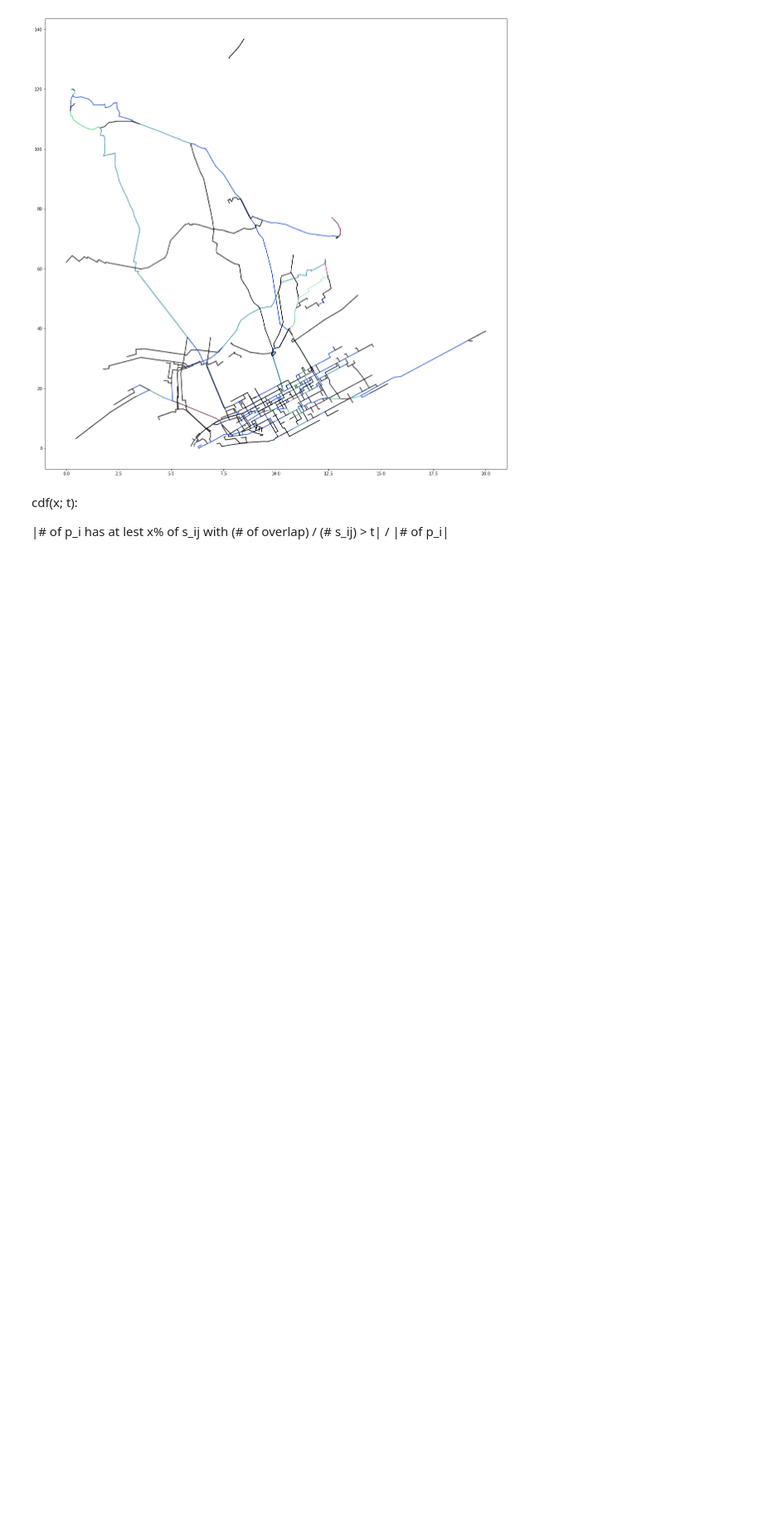
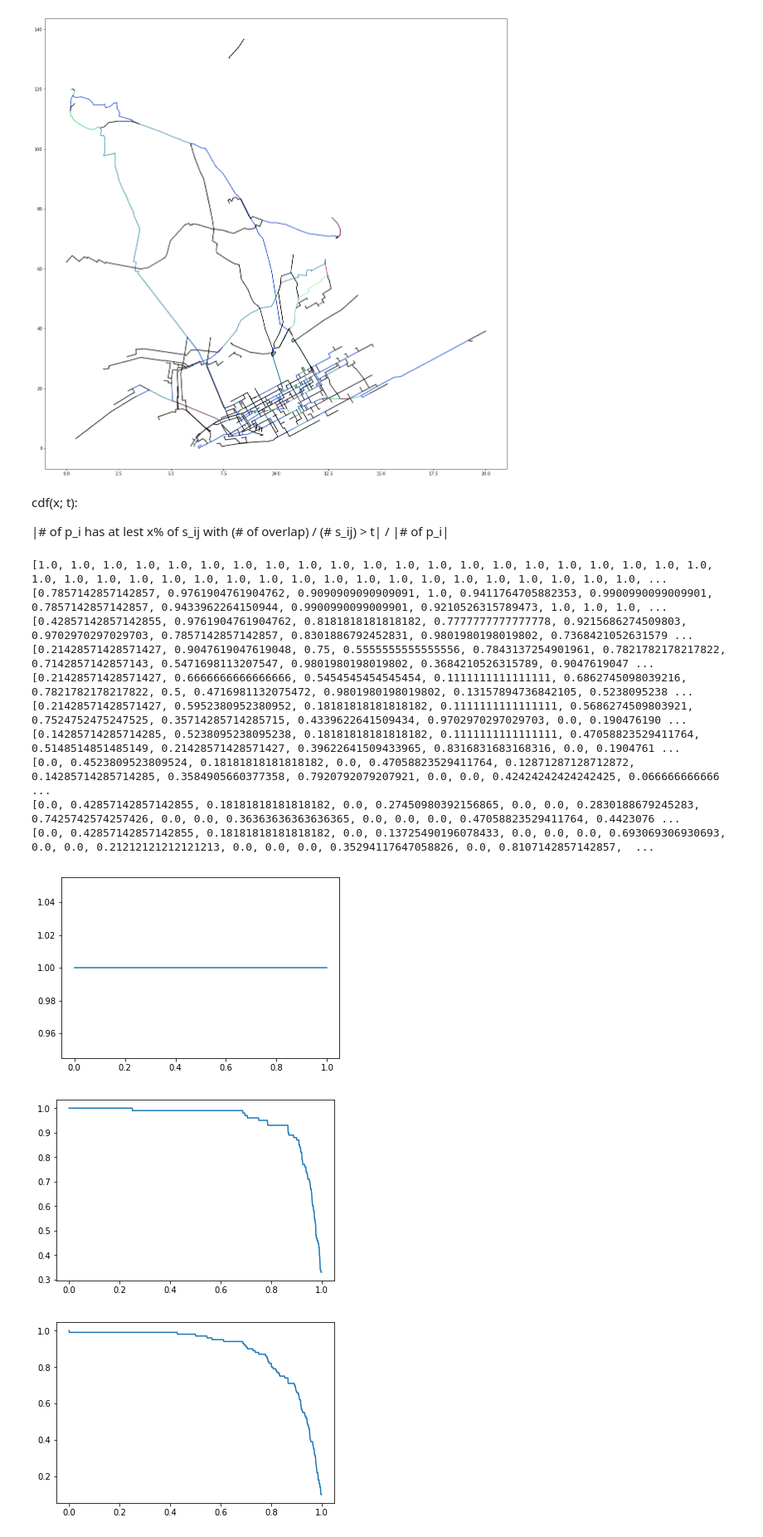
Before and after one commit to TrafficPrivacy/ServerClient, a Jupyter notebook: data/ny_visualize.ipynb, the cells around one changed output. Shown at 83% size. Cells and saved outputs as stored; diff of their text form; code cells hidden in the pictures; blank space fills up the shorter version.

```diff
--- a/data/ny_visualize.ipynb
+++ b/data/ny_visualize.ipynb
@@ -122,0 +117,46 @@ with open("path.csv", "r") as f:
+# %%
+ts = np.arange(0.0, 1.0, 0.1)
+granularity = 0.001
+with open("path.csv", "r") as f:
+    f.readline()
+    lines = f.readlines()
+    splited_lines = [line.split(",") for line in lines ]
+    for i in range(len(splited_lines)):
+        for j in range(len(splited_lines[i])):
+            splited_lines[i][j] = int(splited_lines[i][j])
+    for t in ts:
+        plt.figure()
+        path_overlap_count = []
+        for line in splited_lines:
+            path_count = line[0]
+            seg_count = line[1]
+            count = 0
+            for i in range(1, seg_count + 1):
+                if line[i * 2 + 1] / path_count > t:
+                    count += 1
+            path_overlap_count.append(count / seg_count)
+        print(path_overlap_count)
+        index = 0
+        sorted_path_overlap_count = sorted(path_overlap_count)
+        cdf = []
+        rg = np.arange(0.0, 1.0, granularity)
+        for bound in rg:
+            while index < len(sorted_path_overlap_count) and sorted_path_overlap_count[index] < bound:
+                index += 1
+            cdf.append((len(sorted_path_overlap_count) - index) / len(splited_lines))
+        plt.plot(rg, cdf)
+    plt.show()
+# %% [output]
+[1.0, 1.0, 1.0, 1.0, 1.0, 1.0, 1.0, 1.0, 1.0, 1.0, 1.0, 1.0, 1.0, 1.0, 1.0, 1.0, 1.0, 1.0, 1.0, 1.0, 1.0, 1.0, 1.0, 1.0, 1.0, 1.0, 1.0, 1.0, 1.0, 1.0, 1.0, 1.0, 1.0, 1.0, 1.0, 1.0, 1.0, 1.0, 1.0, 1.0, ...
+[0.7857142857142857, 0.9761904761904762, 0.9090909090909091, 1.0, 0.9411764705882353, 0.9900990099009901, 0.7857142857142857, 0.9433962264150944, 0.9900990099009901, 0.9210526315789473, 1.0, 1.0, 1.0, ...
+[0.42857142857142855, 0.9761904761904762, 0.8181818181818182, 0.7777777777777778, 0.9215686274509803, 0.9702970297029703, 0.7857142857142857, 0.8301886792452831, 0.9801980198019802, 0.7368421052631579 ...
+[0.21428571428571427, 0.9047619047619048, 0.75, 0.5555555555555556, 0.7843137254901961, 0.7821782178217822, 0.7142857142857143, 0.5471698113207547, 0.9801980198019802, 0.3684210526315789, 0.9047619047 ...
+[0.21428571428571427, 0.6666666666666666, 0.5454545454545454, 0.1111111111111111, 0.6862745098039216, 0.7821782178217822, 0.5, 0.4716981132075472, 0.9801980198019802, 0.13157894736842105, 0.5238095238 ...
+[0.21428571428571427, 0.5952380952380952, 0.18181818181818182, 0.1111111111111111, 0.5686274509803921, 0.7524752475247525, 0.35714285714285715, 0.4339622641509434, 0.9702970297029703, 0.0, 0.190476190 ...
+[0.14285714285714285, 0.5238095238095238, 0.18181818181818182, 0.1111111111111111, 0.47058823529411764, 0.5148514851485149, 0.21428571428571427, 0.39622641509433965, 0.8316831683168316, 0.0, 0.1904761 ...
+[0.0, 0.4523809523809524, 0.18181818181818182, 0.0, 0.47058823529411764, 0.12871287128712872, 0.14285714285714285, 0.3584905660377358, 0.7920792079207921, 0.0, 0.0, 0.42424242424242425, 0.066666666666 ...
+[0.0, 0.42857142857142855, 0.18181818181818182, 0.0, 0.27450980392156865, 0.0, 0.0, 0.2830188679245283, 0.7425742574257426, 0.0, 0.0, 0.36363636363636365, 0.0, 0.0, 0.0, 0.47058823529411764, 0.4423076 ...
+[0.0, 0.42857142857142855, 0.18181818181818182, 0.0, 0.13725490196078433, 0.0, 0.0, 0.0, 0.693069306930693, 0.0, 0.0, 0.21212121212121213, 0.0, 0.0, 0.0, 0.35294117647058826, 0.0, 0.8107142857142857,  ...
+[figure, added]
+[figure, added]
+[figure, added]
```
Also changed, not shown: parts of 3 cells of this notebook.
